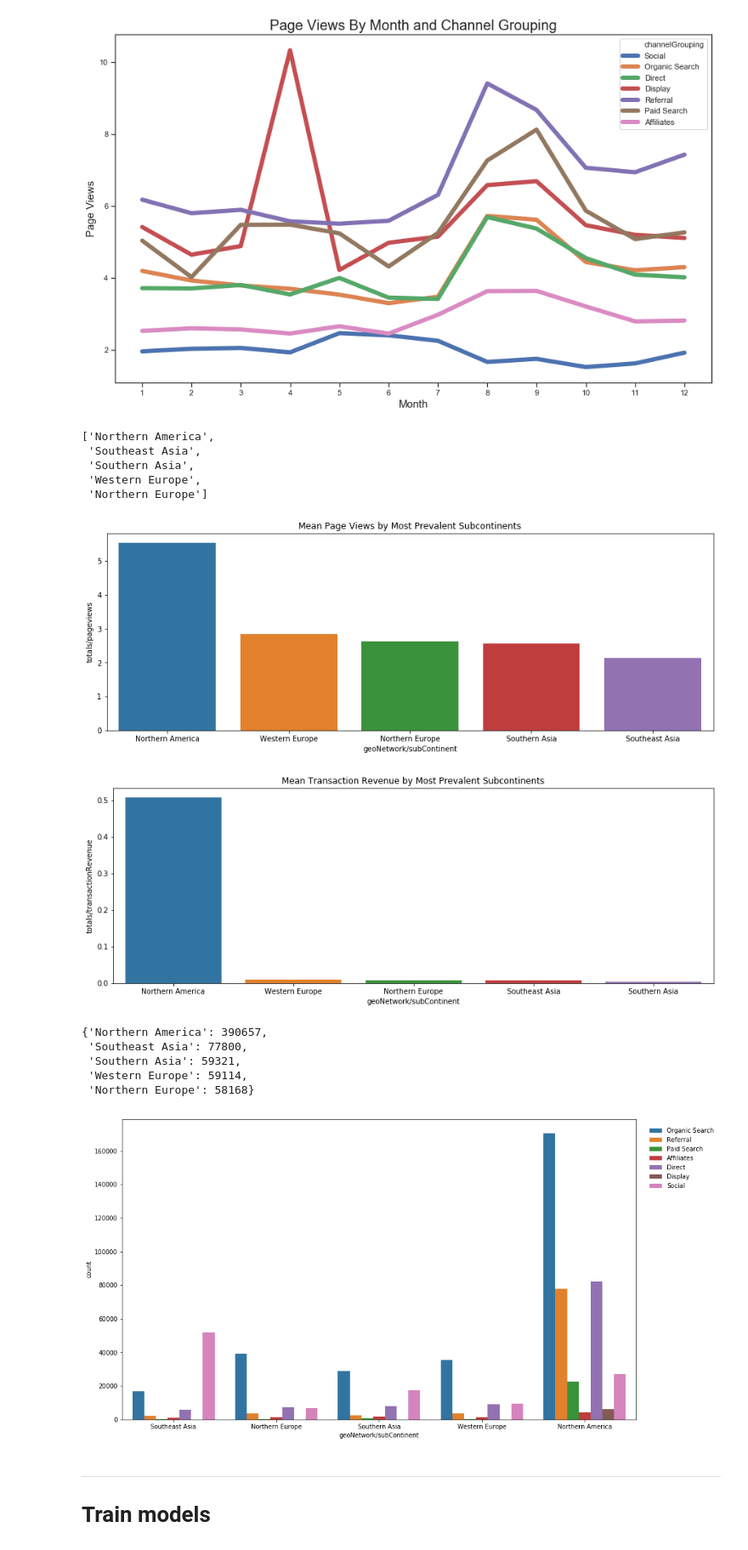
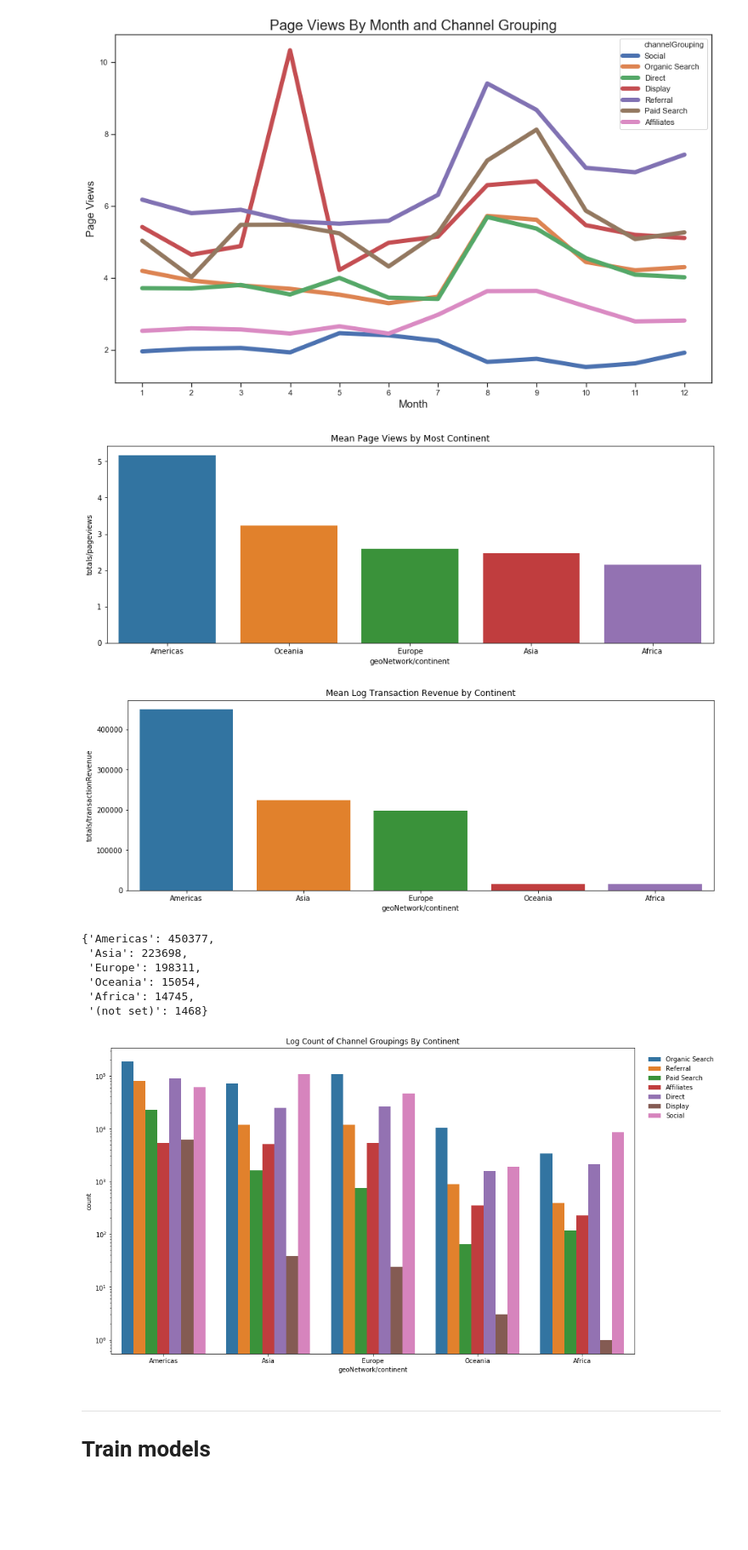
Before and after one commit to milto-github/kaggle-google-analytics, a Jupyter notebook: main_notebook.ipynb, the cells around one changed output. Shown: that part at 85% size. Drawn from its saved outputs; the diff is of its cells as text; code cells hidden in the pictures; blank space fills up the shorter version.

Commit message:
fix figure

```diff
--- a/main_notebook.ipynb
+++ b/main_notebook.ipynb
@@ -462,59 +462,57 @@ plt.ylabel('Page Views', fontsize=15)
 plt.show()
 # %% [output]
 [figure]
-# %%
-top_subc = list(unencoded_train['geoNetwork/subContinent'].value_counts().head().index)
-subc_df = unencoded_train[unencoded_train['geoNetwork/subContinent'].isin(top_subc)]
-top_subc
-# %% [output]
-['Northern America',
- 'Southeast Asia',
- 'Southern Asia',
- 'Western Europe',
- 'Northern Europe']
 # %%
-sc_pv_df = subc_df.groupby('geoNetwork/subContinent').mean()
-sc_pv_df = sc_pv_df.sort_values(by='totals/pageviews', ascending=False)
-x = sc_pv_df.index
-y = sc_pv_df['totals/pageviews']
+c_pv_df = unencoded_train[unencoded_train['geoNetwork/continent'] != '(not set)']
+c_pv_df = c_pv_df.groupby('geoNetwork/continent').mean()
+c_pv_df = c_pv_df.sort_values(by='totals/pageviews', ascending=False)
+x = c_pv_df.index
+y = c_pv_df['totals/pageviews']
 plt.figure(figsize=(15,5))
-sns.barplot(x, y).set_title('Mean Page Views by Most Prevalent Subcontinents')
+sns.barplot(x, y).set_title('Mean Page Views by Most Continent')
 plt.show()
 # %% [output]
-[figure, old version]
+[figure, new version]
 # %%
-subc_tr_df = subc_df.groupby('geoNetwork/subContinent').mean()
-subc_tr_df = subc_tr_df.sort_values(by='totals/transactionRevenue', ascending=False)
-x = subc_tr_df.index
-y = subc_tr_df['totals/transactionRevenue']
+c_tr_df = unencoded_train[unencoded_train['geoNetwork/continent'] != '(not set)']
+c_tr_df = c_tr_df.groupby('geoNetwork/continent').count()
+c_tr_df = c_tr_df.sort_values(by='totals/transactionRevenue', ascending=False)
+x = c_tr_df.index
+y = c_tr_df['totals/transactionRevenue']
 plt.figure(figsize=(15,5))
-sns.barplot(x, y).set_title('Mean Transaction Revenue by Most Prevalent Subcontinents')
+sns.barplot(x, y).set_title('Mean Log Transaction Revenue by Continent')
 plt.show()
 # %% [output]
-[figure, old version]
+[figure, new version]
 # %%
-vc = subc_cg_df['geoNetwork/subContinent'].value_counts()
+vc = unencoded_train['geoNetwork/continent'].value_counts()
 vc_i = vc.index
 vc_c = list(vc)
 
 vc_dict = dict(list(zip(vc_i, vc_c)))
 vc_dict
 # %% [output]
-{'Northern America': 390657,
- 'Southeast Asia': 77800,
- 'Southern Asia': 59321,
- 'Western Europe': 59114,
- 'Northern Europe': 58168}
+{'Americas': 450377,
+ 'Asia': 223698,
+ 'Europe': 198311,
+ 'Oceania': 15054,
+ 'Africa': 14745,
+ '(not set)': 1468}
 # %%
-subc_cg_df = subc_df[['geoNetwork/subContinent', 'channelGrouping']]
-subc_cg_df = subc_cg_df[subc_cg_df['channelGrouping'] != '(Other)']
+c_cg_df = unencoded_train[['geoNetwork/continent', 'channelGrouping', 'totals/transactionRevenue']]
+
+c_cg_df = c_cg_df[c_cg_df['channelGrouping'] != '(Other)']
+c_cg_df = c_cg_df[c_cg_df['geoNetwork/continent'] != '(not set)']
+
+order = c_cg_df['geoNetwork/continent'].value_counts().index
+
 plt.figure(figsize=(15,9))
-
-sns.countplot(subc_cg_df['geoNetwork/subContinent'], hue=subc_cg_df['channelGrouping'])
+sns.countplot(c_cg_df['geoNetwork/continent'], order=order, hue=c_cg_df['channelGrouping']).set_yscale('log')
 plt.legend(bbox_to_anchor=(1.01, 1), loc=2, borderaxespad=1, frameon=False)
+plt.title('Log Count of Channel Groupings By Continent')
 plt.show()
 # %% [output]
-[figure, old version]
+[figure, new version]
 # %% [markdown]
 ---
 # Train models
```
